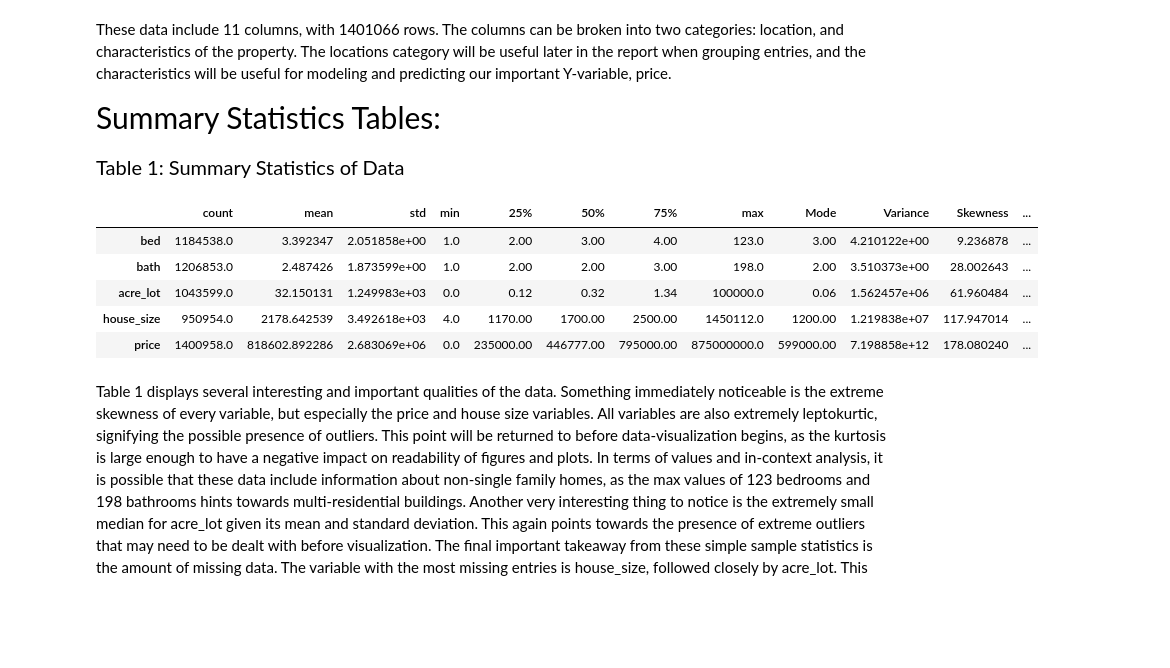
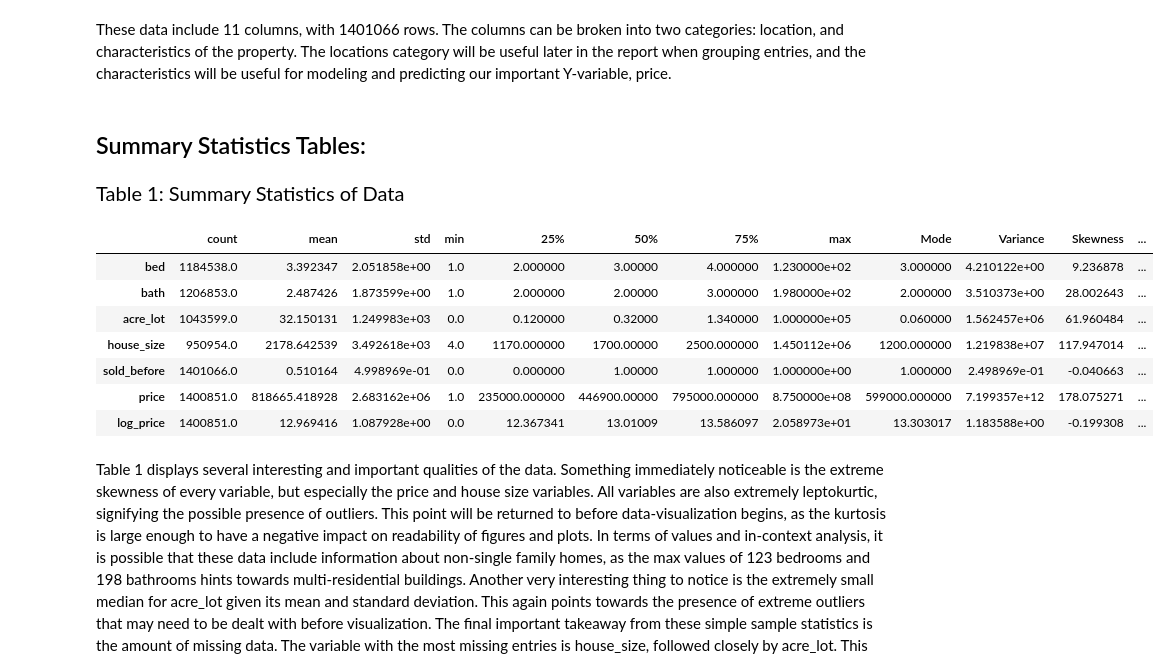
Before and after one commit to ECO225-W2024/project-one-code-S-O-Ahn, a Jupyter notebook: Project 1.ipynb, the cells around one changed output. Cells and saved outputs as stored; diff of their text form; code cells hidden in the pictures; blank space fills up the shorter version.

```diff
--- a/Project 1.ipynb
+++ b/Project 1.ipynb
@@ -42,0 +22,7 @@ print(str(len(df)) + " entries")
+# %%
+#Adding a dummy variable representing if a house has been sold before
+df["sold_before"]=np.where(df.prev_sold_date.isnull(),0,1)
+#creating new column in dataframe represinting log price values
+df['price'] = df['price'].apply(lambda x: np.nan if x <= 0 else x)
+df['log_price'] = np.log(df['price'])
+df.head()
@@ -43,28 +36,33 @@ print(str(len(df)) + " entries")
 # %% [markdown]
 These data include 11 columns, with 1401066 rows. The columns can be broken into two categories: location, and characteristics of the property. The locations category will be useful later in the report when grouping entries, and the characteristics will be useful for modeling and predicting our important Y-variable, price.
 # %% [markdown]
-<span style="font-size: 30px;">Summary Statistics Tables:</span>
+## Summary Statistics Tables:
 # %%
 #printing summary statistics for numerical columns
-additional_stats = {
-    'Mode': df[['bed','bath','acre_lot','house_size','price']].mode().iloc[0],
-    'Variance': df[['bed','bath','acre_lot','house_size','price']].var(),
-    'Skewness': df[['bed','bath','acre_lot','house_size','price']].skew(),
-    'Kurtosis': df[['bed','bath','acre_lot','house_size','price']].kurtosis()
-}
+def additional_stats(data_fr):
+    additional_st ={
+    'Mode': data_fr[['bed','bath','acre_lot','house_size','sold_before','price','log_price']].mode().iloc[0],
+    'Variance': data_fr[['bed','bath','acre_lot','house_size','sold_before','price','log_price']].var(),
+    'Skewness': data_fr[['bed','bath','acre_lot','house_size','sold_before','price','log_price']].skew(),
+    'Kurtosis': data_fr[['bed','bath','acre_lot','house_size','sold_before','price','log_price']].kurtosis()
+    }
+    return(additional_st)
 
-summary_stats = pd.concat([df[['bed','bath','acre_lot','house_size','price']].describe(), pd.DataFrame(additional_stats).T])
+
+summary_stats = pd.concat([df[['bed','bath','acre_lot','house_size','sold_before','price','log_price']].describe(), pd.DataFrame(additional_stats(df)).T])
 
 display(HTML('<div style="font-size: 20px">Table 1: Summary Statistics of Data</div>'))
 display(summary_stats.T)
 # %% [output]
 Table 1: Summary Statistics of Data
 |  | count | mean | std | min | 25% | 50% | 75% | max | Mode | Variance | Skewness | ... |
-| bed | 1184538.0 | 3.392347 | 2.051858e+00 | 1.0 | 2.00 | 3.00 | 4.00 | 123.0 | 3.00 | 4.210122e+00 | 9.236878 | ... |
-| bath | 1206853.0 | 2.487426 | 1.873599e+00 | 1.0 | 2.00 | 2.00 | 3.00 | 198.0 | 2.00 | 3.510373e+00 | 28.002643 | ... |
-| acre_lot | 1043599.0 | 32.150131 | 1.249983e+03 | 0.0 | 0.12 | 0.32 | 1.34 | 100000.0 | 0.06 | 1.562457e+06 | 61.960484 | ... |
-| house_size | 950954.0 | 2178.642539 | 3.492618e+03 | 4.0 | 1170.00 | 1700.00 | 2500.00 | 1450112.0 | 1200.00 | 1.219838e+07 | 117.947014 | ... |
-| price | 1400958.0 | 818602.892286 | 2.683069e+06 | 0.0 | 235000.00 | 446777.00 | 795000.00 | 875000000.0 | 599000.00 | 7.198858e+12 | 178.080240 | ... |
+| bed | 1184538.0 | 3.392347 | 2.051858e+00 | 1.0 | 2.000000 | 3.00000 | 4.000000 | 1.230000e+02 | 3.000000 | 4.210122e+00 | 9.236878 | ... |
+| bath | 1206853.0 | 2.487426 | 1.873599e+00 | 1.0 | 2.000000 | 2.00000 | 3.000000 | 1.980000e+02 | 2.000000 | 3.510373e+00 | 28.002643 | ... |
+| acre_lot | 1043599.0 | 32.150131 | 1.249983e+03 | 0.0 | 0.120000 | 0.32000 | 1.340000 | 1.000000e+05 | 0.060000 | 1.562457e+06 | 61.960484 | ... |
+| house_size | 950954.0 | 2178.642539 | 3.492618e+03 | 4.0 | 1170.000000 | 1700.00000 | 2500.000000 | 1.450112e+06 | 1200.000000 | 1.219838e+07 | 117.947014 | ... |
+| sold_before | 1401066.0 | 0.510164 | 4.998969e-01 | 0.0 | 0.000000 | 1.00000 | 1.000000 | 1.000000e+00 | 1.000000 | 2.498969e-01 | -0.040663 | ... |
+| price | 1400851.0 | 818665.418928 | 2.683162e+06 | 1.0 | 235000.000000 | 446900.00000 | 795000.000000 | 8.750000e+08 | 599000.000000 | 7.199357e+12 | 178.075271 | ... |
+| log_price | 1400851.0 | 12.969416 | 1.087928e+00 | 0.0 | 12.367341 | 13.01009 | 13.586097 | 2.058973e+01 | 13.303017 | 1.183588e+00 | -0.199308 | ... |
 # %% [markdown]
 Table 1 displays several interesting and important qualities of the data. Something immediately noticeable is the extreme skewness of every variable, but especially the price and house size variables. All variables are also extremely leptokurtic, signifying the possible presence of outliers. This point will be returned to before data-visualization begins, as the kurtosis is large enough to have a negative impact on readability of figures and plots. In terms of values and in-context analysis, it is possible that these data include information about non-single family homes, as the max values of 123 bedrooms and 198 bathrooms hints towards multi-residential buildings. Another very interesting thing to notice is the extremely small median for acre_lot given its mean and standard deviation. This again points towards the presence of extreme outliers that may need to be dealt with before visualization. The final important takeaway from these simple sample statistics is the amount of missing data. The variable with the most missing entries is house_size, followed closely by acre_lot. This may present itself as an issue in the future, and thus should be noted.
 
```
Also changed, not shown: parts of 15 cells of this notebook.
